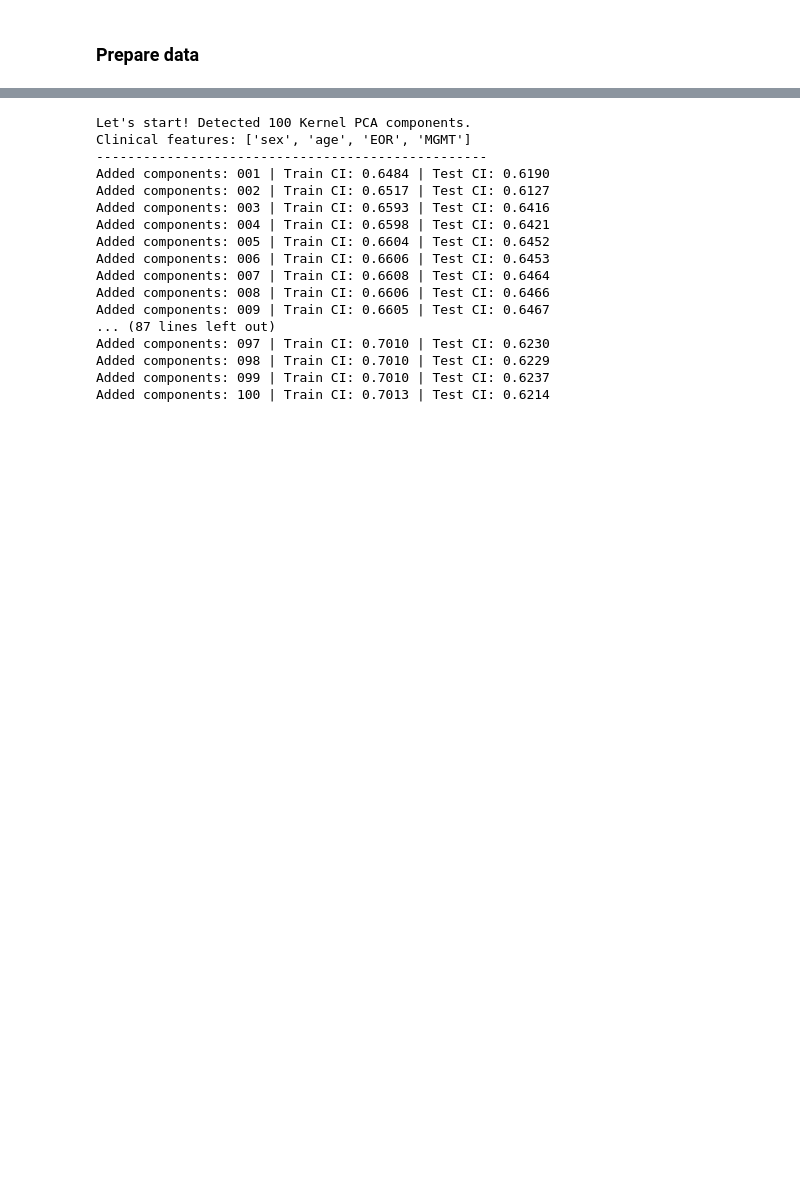
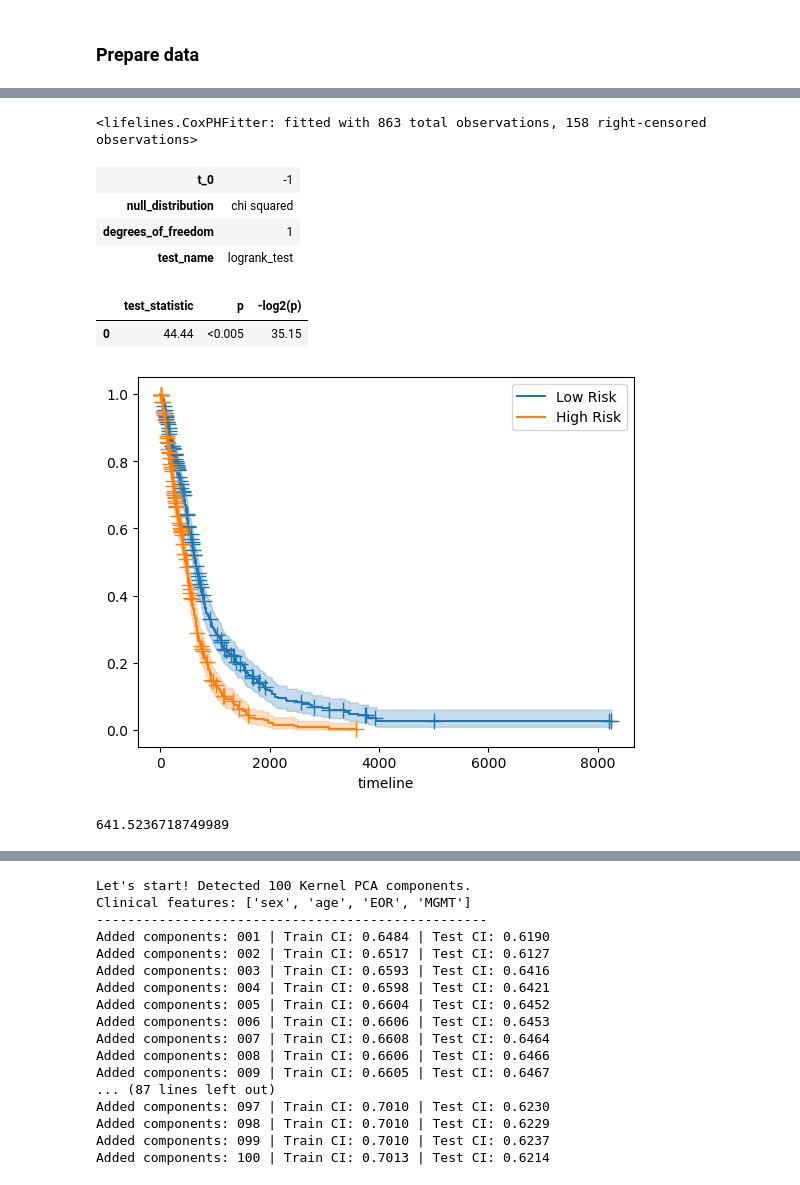
Before and after one commit to basiav/Tractography, a Jupyter notebook: old/incrementally_adding_components.ipynb, the cells around one changed output, grey strips where cells are left out. Cells and saved outputs as stored; diff of their text form; code cells hidden in the pictures; blank space fills up the shorter version.

```diff
--- a/old/incrementally_adding_components.ipynb
+++ b/old/incrementally_adding_components.ipynb
@@ -256,0 +265,47 @@ clinical_columns = [col for col in X_train.columns if col not in raw_components
+# %%
+cph = CoxPHFitter(penalizer=0.01)
+cph.fit(X_train_subset, duration_col, event_col)
+# %% [output]
+<lifelines.CoxPHFitter: fitted with 863 total observations, 158 right-censored observations>
+# %%
+from lifelines import KaplanMeierFitter
+import lifelines
+
+betas_PCs = cph.params_[4:].values
+PCs = X_train[current_features].values
+PCS_test = X_test[current_features].values
+risk_scores = np.dot(PCs, betas_PCs)
+risk_scores_test = np.dot(PCS_test, betas_PCs)
+
+p = 50
+low_risk = risk_scores < np.percentile(risk_scores, p)
+high_risk = risk_scores >= np.percentile(risk_scores, 100-p)
+low_risk_test = risk_scores_test < np.percentile(risk_scores, p)
+high_risk_test = risk_scores_test >= np.percentile(risk_scores, 100-p)
+
+kmf_low = KaplanMeierFitter()
+kmf_high = KaplanMeierFitter()
+kmf_low.fit(df_training[low_risk][duration_col], event_observed=df_training[low_risk][event_col], label='Low Risk')
+kmf_high.fit(df_training[high_risk][duration_col], event_observed=df_training[high_risk][event_col], label='High Risk')
+kmf_low.plot_survival_function(show_censors=True)#, at_risk_counts=True)
+kmf_high.plot_survival_function(show_censors=True)#, at_risk_counts=True)
+
+lifelines.statistics.logrank_test(
+    df_training[low_risk][duration_col],
+    df_training[high_risk][duration_col],
+    event_observed_A=df_training[low_risk][event_col],
+    event_observed_B=df_training[high_risk][event_col]
+).print_summary()
+# %% [output]
+| t_0 | -1 |
+| null_distribution | chi squared |
+| degrees_of_freedom | 1 |
+| test_name | logrank_test |
+|  | test_statistic | p | -log2(p) |
+| 0 | 44.44 | <0.005 | 35.15 |
+[figure, added]
+# %%
+daysXmonth = 365 / 12
+kmf_low.median_survival_time_ #/ daysXmonth, kmf_high.median_survival_time_ / daysXmonth
+# %% [output]
+641.5236718749989
```
Also changed, not shown: parts of 8 cells of this notebook, 2 other files.
